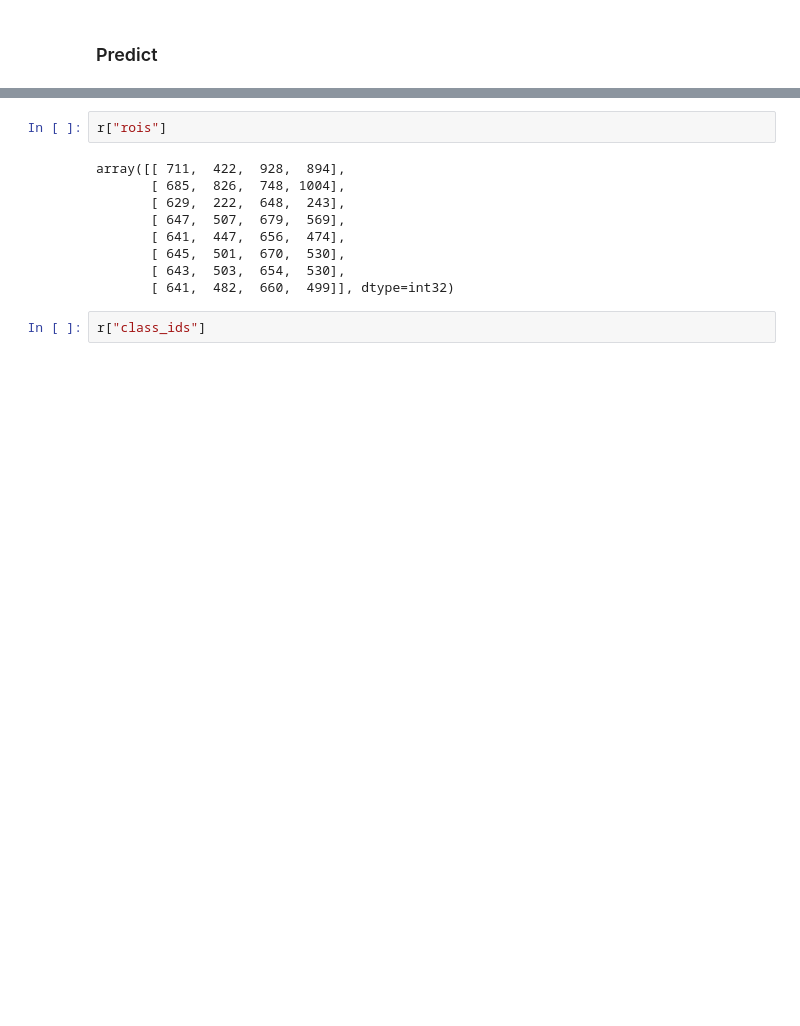
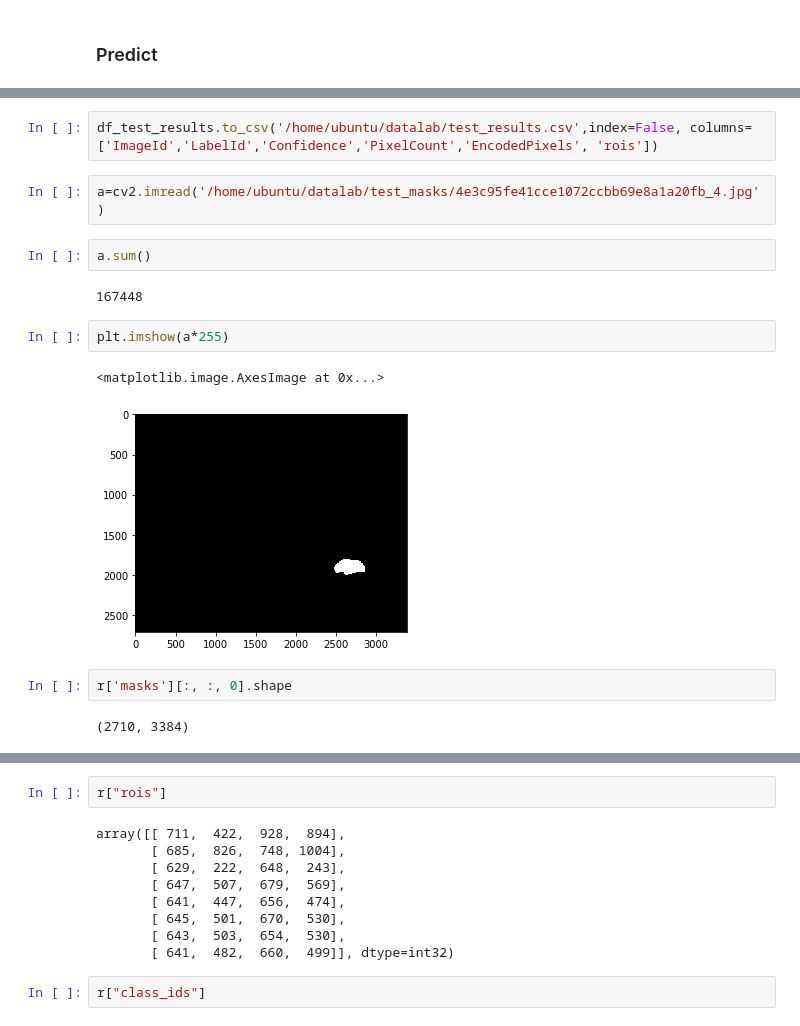
Before and after one commit to moisesvw/segmentation, a Jupyter notebook: modeling/model experiment.ipynb, the cells around one changed output, grey strips where cells are left out. Cells and saved outputs as stored; diff of their text form; blank space fills up the shorter version.

```diff
--- a/modeling/model experiment.ipynb
+++ b/modeling/model experiment.ipynb
@@ -271,3 +407,20 @@ anchors                  shape: (1, 261888, 4)        min:   -0.35390  max:    1
+# %%
+df_test_results.to_csv('/home/ubuntu/datalab/test_results.csv',index=False, columns=['ImageId','LabelId','Confidence','PixelCount','EncodedPixels', 'rois'])
+# %%
+a=cv2.imread('/home/ubuntu/datalab/test_masks/4e3c95fe41cce1072ccbb69e8a1a20fb_4.jpg')
+# %%
+a.sum()
+# %% [output]
+167448
+# %%
+plt.imshow(a*255)
+# %% [output]
+<matplotlib.image.AxesImage at 0x...>
+[figure, added]
+# %%
+r['masks'][:, :, 0].shape
+# %% [output]
+(2710, 3384)
 # %%
 
 # Compute VOC-Style mAP @ IoU=0.5
```
Also changed, not shown: parts of 20 cells of this notebook.
